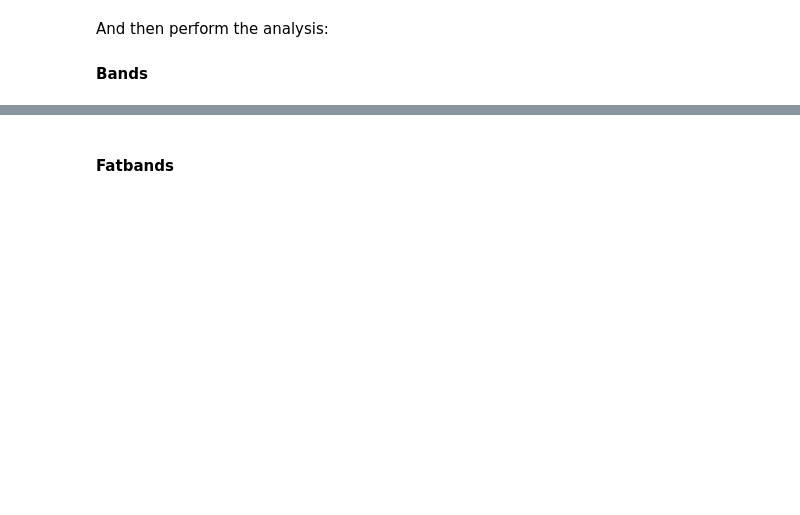
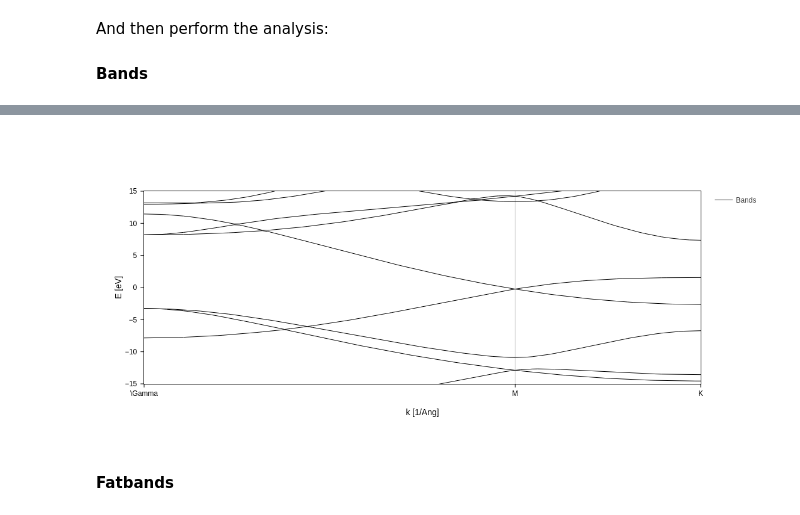
Before and after one commit to jfaraudo/SIESTA_examples, a Jupyter notebook: electronic_structure_graphene/Graphene electronic structure.ipynb, the cells around one changed output, grey strips where cells are left out. Cells and saved outputs as stored; diff of their text form; code cells hidden in the pictures; blank space fills up the shorter version.

```diff
--- a/electronic_structure_graphene/Graphene electronic structure.ipynb
+++ b/electronic_structure_graphene/Graphene electronic structure.ipynb
@@ -232,3 +79,5 @@ First, we will need to read the hamiltonian from your simulation. Once the simul
 # %%
 # Substitute path/to/your.fdf by the actual path to your fdf.
 H = sisl.get_sile("path/to/your.fdf").read_hamiltonian()
+# %%
+H = get_sile("example_calculation/run_1/graphene.fdf").read_hamiltonian()
@@ -246,3 +117,7 @@ band_struct.plot()
+# %%
+band_struct.plot().update_layout(height=500,yaxis=dict(range=[-15,15]))
+# %% [output]
+[figure, added]
 # %% [markdown]
 #### Fatbands
 # %%
```
Also changed, not shown: parts of 42 cells of this notebook.
